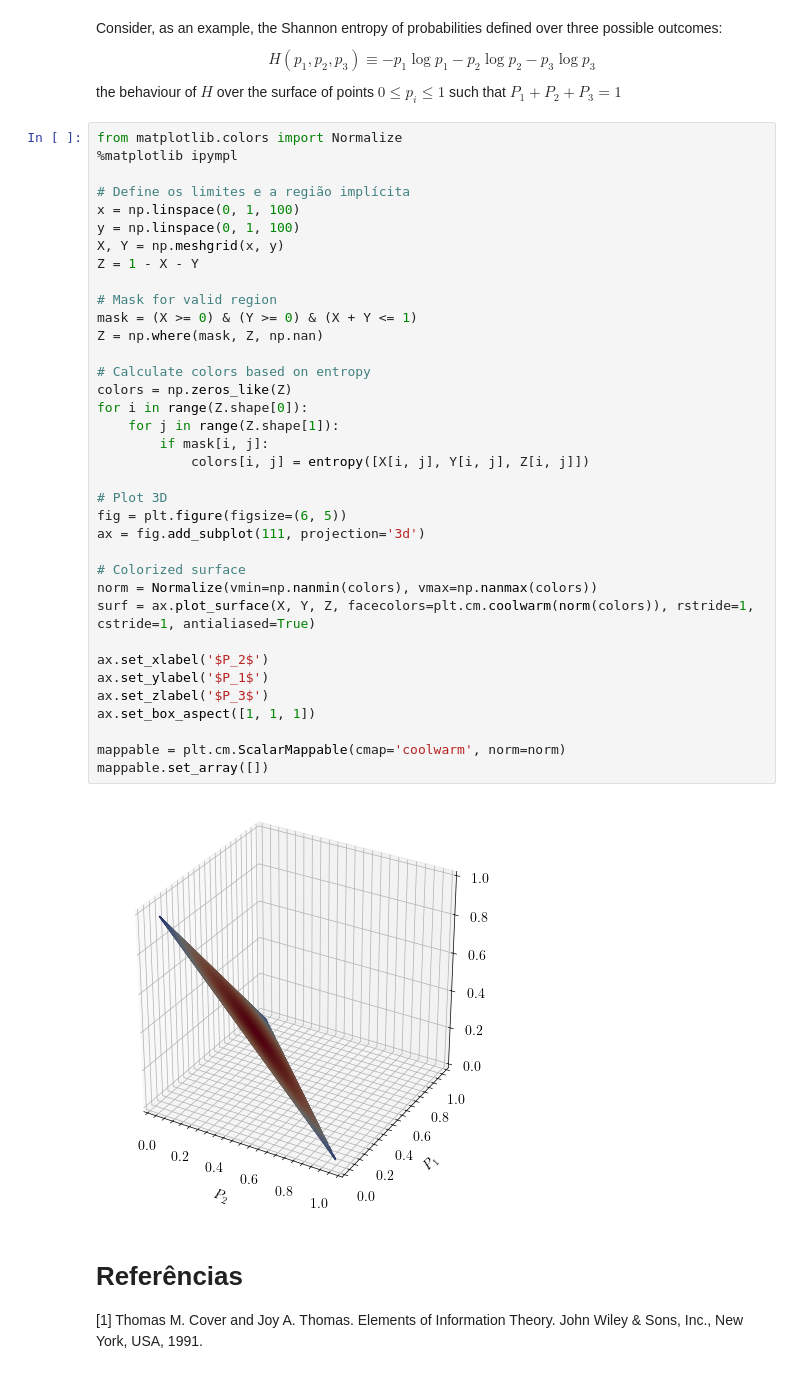
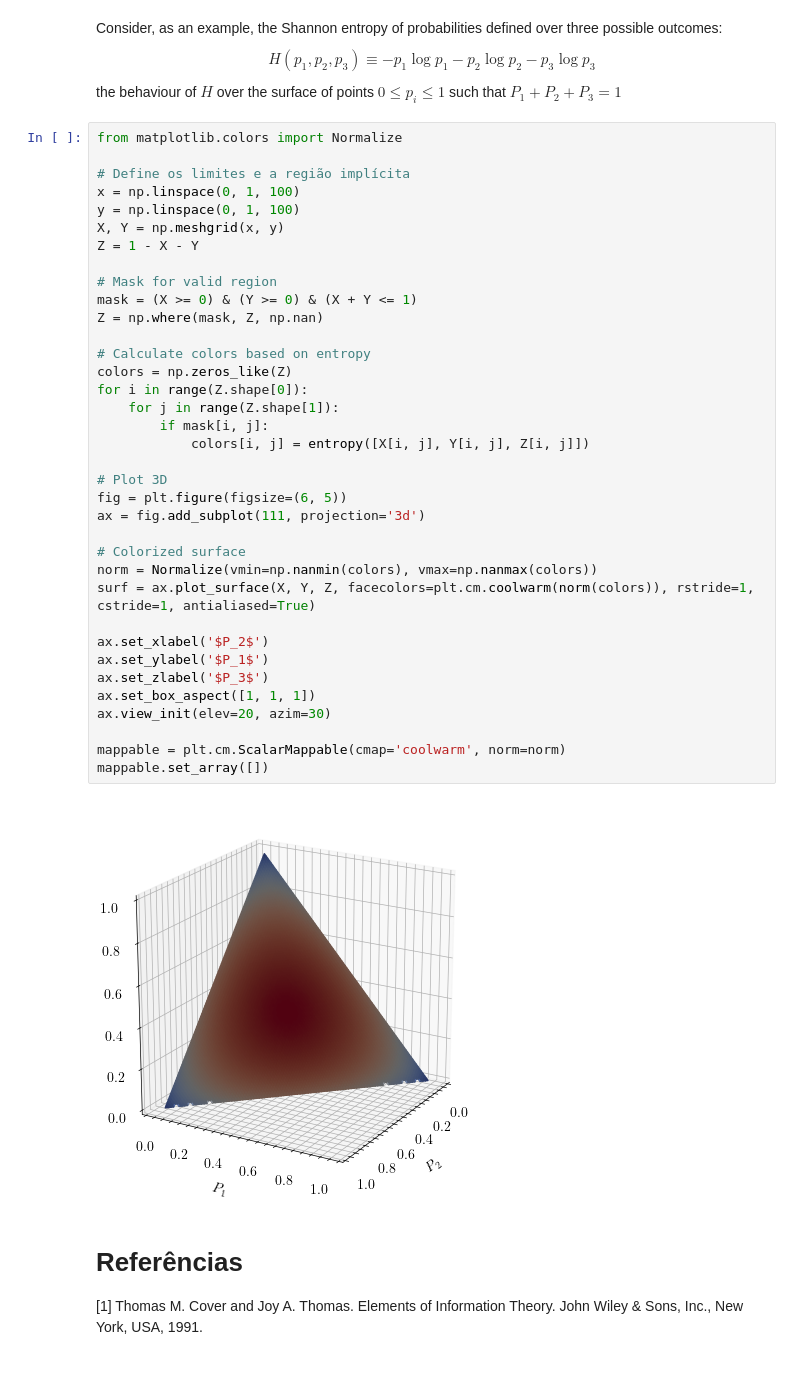
Before and after one commit to silasabs/TIC, a Jupyter notebook: 1. Intro Entropy.ipynb, the cells around one changed output. Cells and saved outputs as stored; diff of their text form.

```diff
--- a/1. Intro Entropy.ipynb
+++ b/1. Intro Entropy.ipynb
@@ -143,7 +143,6 @@ $$H(p_{1},p_{2},p_{3})\equiv-p_{1}\log p_{1}-p_{2}\log p_{2}-p_{3}\log p_{3}$$
 the behaviour of $H$ over the surface of points ${0}\leq p_{i}\leq1$ such that $P_1+P_2+P_3=1$
 # %%
 from matplotlib.colors import Normalize
-%matplotlib ipympl
 
 # Define os limites e a região implícita
 x = np.linspace(0, 1, 100)
@@ -151,34 +150,35 @@ y = np.linspace(0, 1, 100)
 X, Y = np.meshgrid(x, y)
 Z = 1 - X - Y
 
 # Mask for valid region
 mask = (X >= 0) & (Y >= 0) & (X + Y <= 1)
 Z = np.where(mask, Z, np.nan)
 
 # Calculate colors based on entropy
 colors = np.zeros_like(Z)
 for i in range(Z.shape[0]):
     for j in range(Z.shape[1]):
         if mask[i, j]:
             colors[i, j] = entropy([X[i, j], Y[i, j], Z[i, j]])
 
 # Plot 3D
 fig = plt.figure(figsize=(6, 5))
 ax = fig.add_subplot(111, projection='3d')
 
 # Colorized surface
 norm = Normalize(vmin=np.nanmin(colors), vmax=np.nanmax(colors))
 surf = ax.plot_surface(X, Y, Z, facecolors=plt.cm.coolwarm(norm(colors)), rstride=1, cstride=1, antialiased=True)
 
 ax.set_xlabel('$P_2$')
 ax.set_ylabel('$P_1$')
 ax.set_zlabel('$P_3$')
 ax.set_box_aspect([1, 1, 1])
+ax.view_init(elev=20, azim=30)
 
 mappable = plt.cm.ScalarMappable(cmap='coolwarm', norm=norm)
 mappable.set_array([])
 # %% [output]
-[figure, old version]
+[figure, new version]
 # %% [markdown]
 # Referências
 
```
